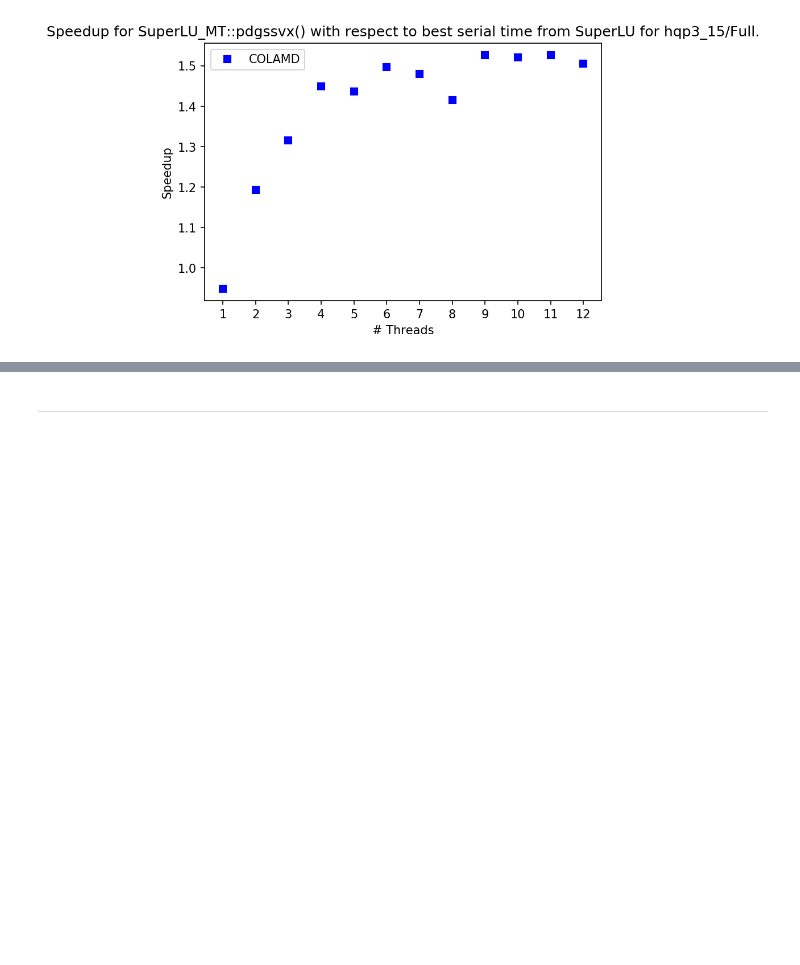
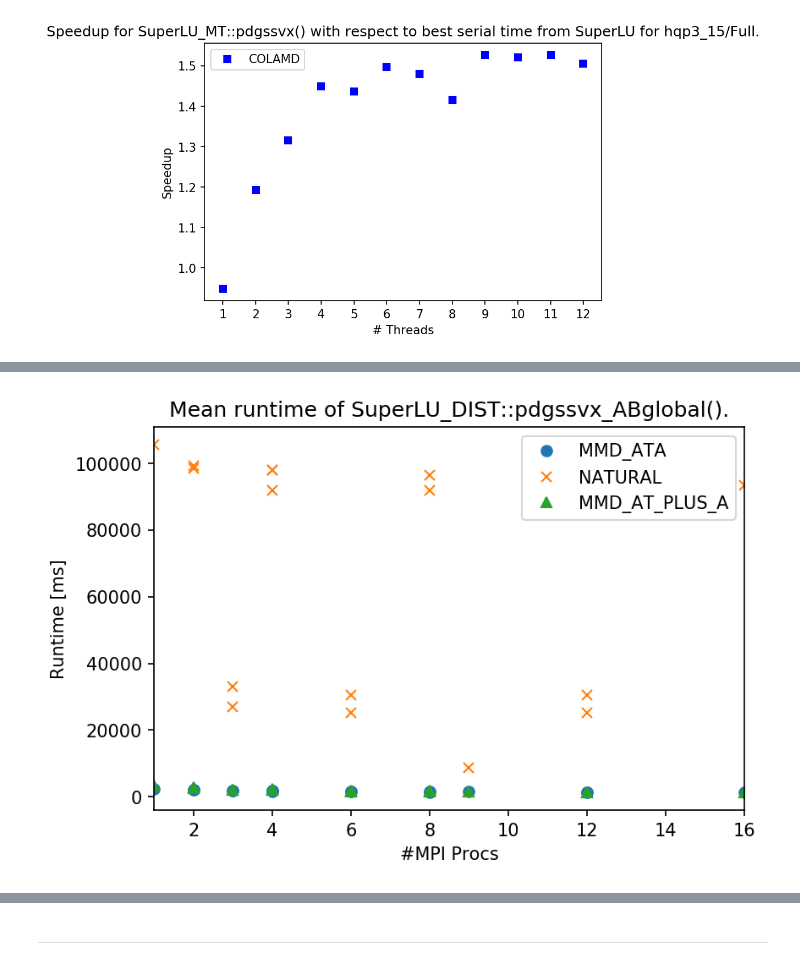
Before and after one commit to mflehmig/SuperLUbench, a Jupyter notebook: doc/SuperLUbench.ipynb, the cells around one changed output, grey strips where cells are left out. Saved outputs shown, nothing was run; the diff lists cells and outputs as text; code cells hidden in the pictures; blank space fills up the shorter version.

Commit message:
Add evaluation of SuperLU_DIST with respect to hqp3_15/Full

```diff
--- a/doc/SuperLUbench.ipynb
+++ b/doc/SuperLUbench.ipynb
@@ -536,0 +535,17 @@ IOError: File taurus_haswell/hqp3_15/Full/SuperLU_DIST_MMD_ATA.csv does not exis
+# %%
+dfc_ata_15F = condense_df(sludist_ata_15F, 5)
+dfc_usa_15F = condense_df(sludist_usa_15F, 5)
+dfc_nat_15F = condense_df(sludist_nat_15F, 5)
+# %%
+# Plot the timings for all three orderings into one figure.
+loc = plticker.MultipleLocator(base=2.0) # this locator puts ticks at regular intervals
+ax = dfc_ata_15F.plot(x='#MPI Procs', y='time', style='o', label="MMD_ATA")
+ax.xaxis.set_major_locator(loc)
+ax2 = dfc_nat_15F.plot(ax=ax, x='#MPI Procs', y='time', style='x',  label="NATURAL")
+dfc_usa_15F.plot(ax=ax2, x='#MPI Procs', y='time', style='^', label="MMD_AT_PLUS_A")
+ax2.set(xlabel="#MPI Procs", ylabel="Runtime [ms]")
+legend = plt.legend(loc='best')
+plt.title('Mean runtime of SuperLU_DIST::pdgssvx_ABglobal().')
+plt.show()
+# %% [output]
+[figure, added]
```
Also changed, not shown: parts of 8 cells of this notebook.
